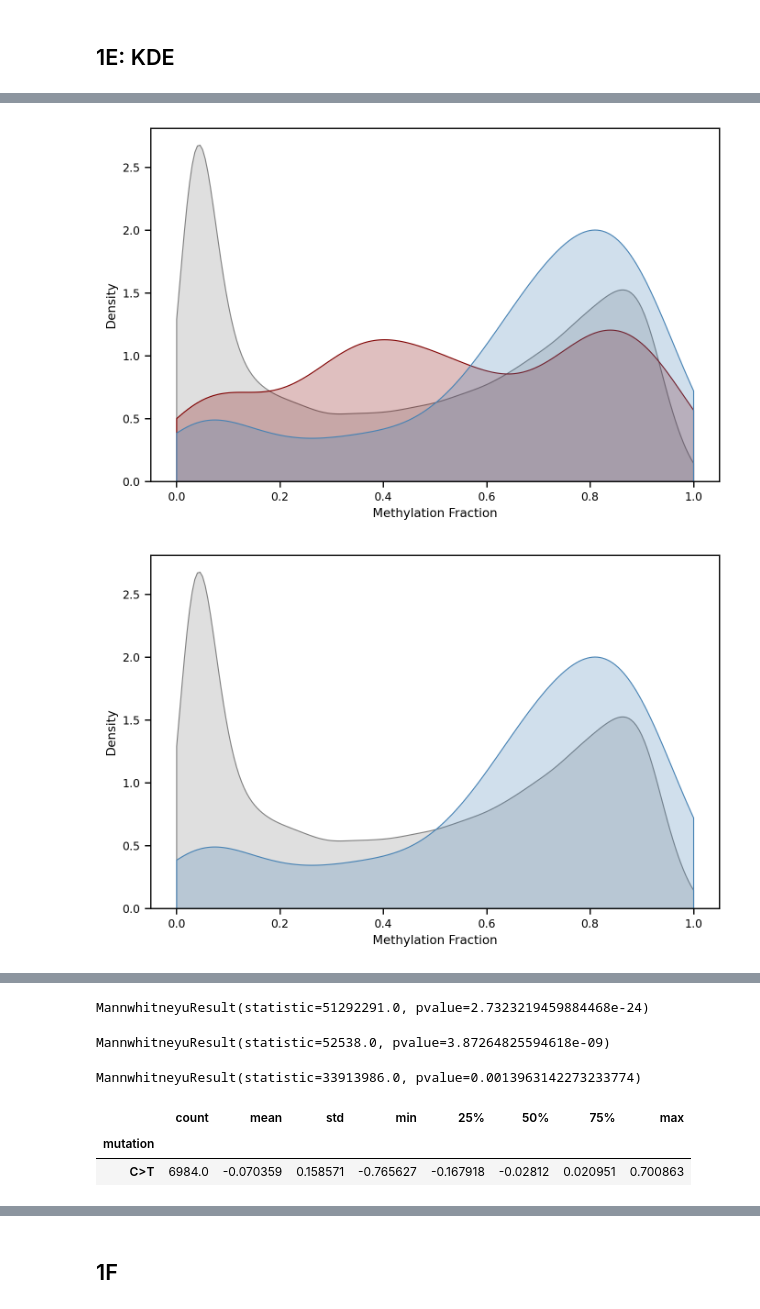
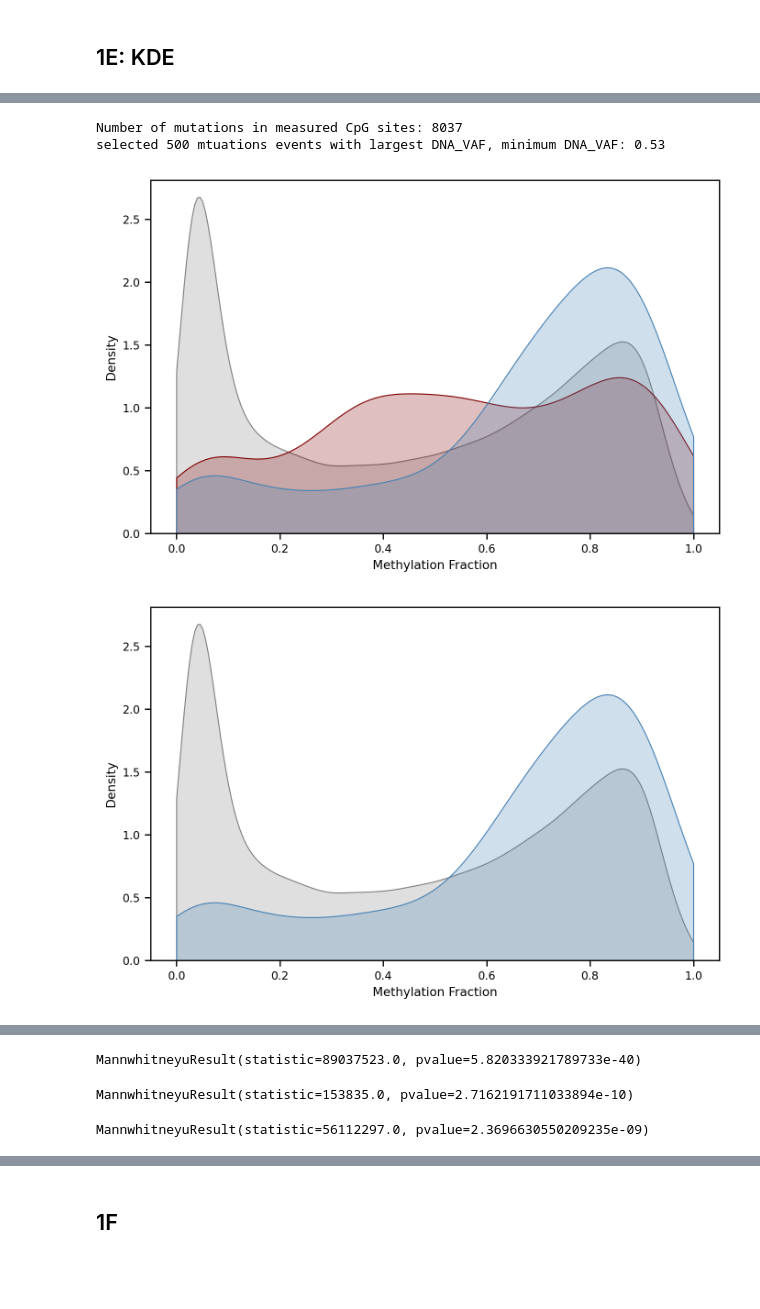
Before and after one commit to zanekoch/methylation_and_mutation, a Jupyter notebook: figure1_042023.ipynb, the cells around one changed output, grey strips where cells are left out. Cells and saved outputs as stored; diff of their text form; code cells hidden in the pictures; blank space fills up the shorter version.

```diff
--- a/figure1_042023.ipynb
+++ b/figure1_042023.ipynb
@@ -142,0 +149,11 @@ plt.savefig("/cellar/users/zkoch/methylation_and_mutation/output_dirs/final_figu
+# %%
+# new way
+sns.set_context('paper')
+# make bigger figure
+plt.figure(figsize=(8,5), dpi=100)
+sns.violinplot(data = icgc_mut_in_measured_cpg_df, x = 'VAF_bin', y = 'difference',  palette = 'Reds')
+plt.ylabel('Methylation fraction change\n(mutated - background)')
+plt.xlabel('Penetrance of mutation\n# mutated reads/# total reads (per site per sample)')
+print(pearsonr(icgc_mut_in_measured_cpg_df['DNA_VAF'], icgc_mut_in_measured_cpg_df['difference']))
+print(spearmanr(icgc_mut_in_measured_cpg_df['DNA_VAF'], icgc_mut_in_measured_cpg_df['difference']))
+plt.savefig("/cellar/users/zkoch/methylation_and_mutation/output_dirs/final_figures/supplemental/icgc_figure1F_penetrance_vs_DMF_violin.svg",format='svg', dpi = 300)
@@ -186,8 +212,10 @@ mut_in_measured_cpg_df['difference'] = mut_in_measured_cpg_df['methyl_fraction']
 # %%
-_ = analysis.compare_mf_mutated_sample_vs_avg(mut_in_measured_cpg_df, all_methyl_age_df_t)
+to_plot_df = analysis.compare_mf_mutated_sample_vs_avg(mut_in_measured_cpg_df, all_methyl_age_df_t)
 # %% [output]
+Number of mutations in measured CpG sites: 8037
+selected 500 mtuations events with largest DNA_VAF, minimum DNA_VAF: 0.53
-[figure, old version]
+[figure, new version]
-[figure, old version]
+[figure, new version]
 [figure]
 # %%
 stats.mannwhitneyu(
@@ -195,24 +223,18 @@ stats.mannwhitneyu(
     to_plot_df.query('Type == "Site of no CpG mutation"')['Methylation Fraction']
     )
 # %% [output]
-MannwhitneyuResult(statistic=51292291.0, pvalue=2.7323219459884468e-24)
+MannwhitneyuResult(statistic=89037523.0, pvalue=5.820333921789733e-40)
 # %%
 stats.mannwhitneyu(
     to_plot_df.query('Type == "Non mutated CpGs"')['Methylation Fraction'],
     to_plot_df.query('Type == "Mutated CpGs"')['Methylation Fraction']
     )
 # %% [output]
-MannwhitneyuResult(statistic=52538.0, pvalue=3.87264825594618e-09)
+MannwhitneyuResult(statistic=153835.0, pvalue=2.7162191711033894e-10)
 # %%
 stats.mannwhitneyu(
     to_plot_df.query('Type == "Site of no CpG mutation"')['Methylation Fraction'],
     to_plot_df.query('Type == "Mutated CpGs"')['Methylation Fraction']
     )
 # %% [output]
-MannwhitneyuResult(statistic=33913986.0, pvalue=0.0013963142273233774)
+MannwhitneyuResult(statistic=56112297.0, pvalue=2.3696630550209235e-09)
-# %%
-mut_in_measured_cpg_w_methyl_age_df.groupby('mutation')['difference'].describe()
-# %% [output]
-|  | count | mean | std | min | 25% | 50% | 75% | max |
-| mutation |  |  |  |  |  |  |  |  |
-| C>T | 6984.0 | -0.070359 | 0.158571 | -0.765627 | -0.167918 | -0.02812 | 0.020951 | 0.700863 |
```
Also changed, not shown: parts of 19 cells of this notebook, 11 other files.
